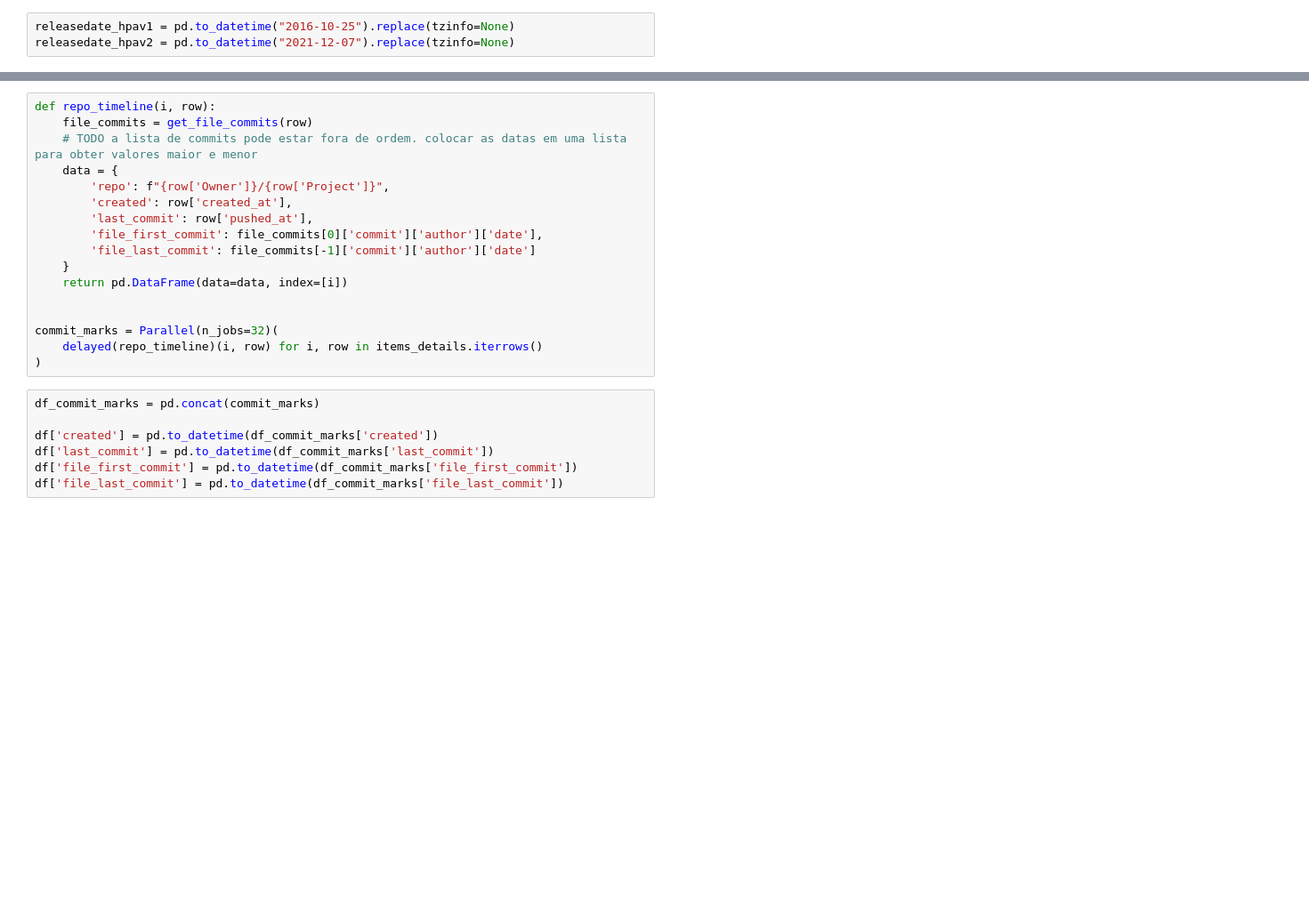
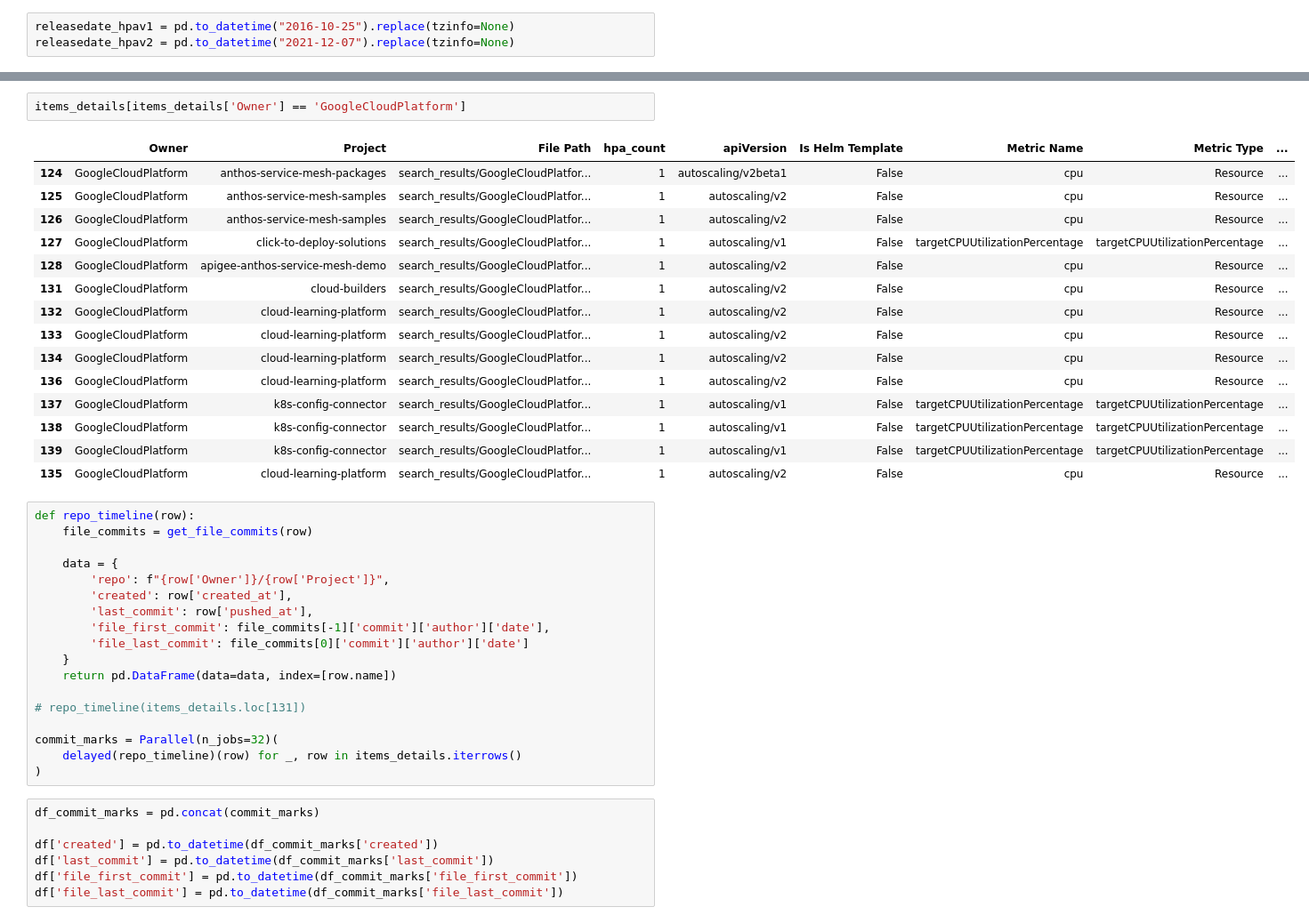
Before and after one commit to xisberto/hpa_usage, a Jupyter notebook: hpa_classify.ipynb, the cells around one changed output, grey strips where cells are left out. Shown at 89% size. Cells and saved outputs as stored; diff of their text form; blank space fills up the shorter version.

```diff
--- a/hpa_classify.ipynb
+++ b/hpa_classify.ipynb
@@ -894,19 +894,38 @@ timeline_collection(details_dates_v2)
+# %%
+items_details[items_details['Owner'] == 'GoogleCloudPlatform']
+# %% [output]
+|  | Owner | Project | File Path | hpa_count | apiVersion | Is Helm Template | Metric Name | Metric Type | ... |
+| 124 | GoogleCloudPlatform | anthos-service-mesh-packages | search_results/GoogleCloudPlatfor... | 1 | autoscaling/v2beta1 | False | cpu | Resource | ... |
+| 125 | GoogleCloudPlatform | anthos-service-mesh-samples | search_results/GoogleCloudPlatfor... | 1 | autoscaling/v2 | False | cpu | Resource | ... |
+| 126 | GoogleCloudPlatform | anthos-service-mesh-samples | search_results/GoogleCloudPlatfor... | 1 | autoscaling/v2 | False | cpu | Resource | ... |
+| 127 | GoogleCloudPlatform | click-to-deploy-solutions | search_results/GoogleCloudPlatfor... | 1 | autoscaling/v1 | False | targetCPUUtilizationPercentage | targetCPUUtilizationPercentage | ... |
+| 128 | GoogleCloudPlatform | apigee-anthos-service-mesh-demo | search_results/GoogleCloudPlatfor... | 1 | autoscaling/v2 | False | cpu | Resource | ... |
+| 131 | GoogleCloudPlatform | cloud-builders | search_results/GoogleCloudPlatfor... | 1 | autoscaling/v2 | False | cpu | Resource | ... |
+| 132 | GoogleCloudPlatform | cloud-learning-platform | search_results/GoogleCloudPlatfor... | 1 | autoscaling/v2 | False | cpu | Resource | ... |
+| 133 | GoogleCloudPlatform | cloud-learning-platform | search_results/GoogleCloudPlatfor... | 1 | autoscaling/v2 | False | cpu | Resource | ... |
+| 134 | GoogleCloudPlatform | cloud-learning-platform | search_results/GoogleCloudPlatfor... | 1 | autoscaling/v2 | False | cpu | Resource | ... |
+| 136 | GoogleCloudPlatform | cloud-learning-platform | search_results/GoogleCloudPlatfor... | 1 | autoscaling/v2 | False | cpu | Resource | ... |
+| 137 | GoogleCloudPlatform | k8s-config-connector | search_results/GoogleCloudPlatfor... | 1 | autoscaling/v1 | False | targetCPUUtilizationPercentage | targetCPUUtilizationPercentage | ... |
+| 138 | GoogleCloudPlatform | k8s-config-connector | search_results/GoogleCloudPlatfor... | 1 | autoscaling/v1 | False | targetCPUUtilizationPercentage | targetCPUUtilizationPercentage | ... |
+| 139 | GoogleCloudPlatform | k8s-config-connector | search_results/GoogleCloudPlatfor... | 1 | autoscaling/v1 | False | targetCPUUtilizationPercentage | targetCPUUtilizationPercentage | ... |
+| 135 | GoogleCloudPlatform | cloud-learning-platform | search_results/GoogleCloudPlatfor... | 1 | autoscaling/v2 | False | cpu | Resource | ... |
 # %%
-def repo_timeline(i, row):
+def repo_timeline(row):
     file_commits = get_file_commits(row)
-    # TODO a lista de commits pode estar fora de ordem. colocar as datas em uma lista para obter valores maior e menor
+
     data = {
         'repo': f"{row['Owner']}/{row['Project']}",
         'created': row['created_at'],
         'last_commit': row['pushed_at'],
-        'file_first_commit': file_commits[0]['commit']['author']['date'],
-        'file_last_commit': file_commits[-1]['commit']['author']['date']
+        'file_first_commit': file_commits[-1]['commit']['author']['date'],
+        'file_last_commit': file_commits[0]['commit']['author']['date']
     }
-    return pd.DataFrame(data=data, index=[i])
+    return pd.DataFrame(data=data, index=[row.name])
 
+# repo_timeline(items_details.loc[131])
 
 commit_marks = Parallel(n_jobs=32)(
-    delayed(repo_timeline)(i, row) for i, row in items_details.iterrows()
+    delayed(repo_timeline)(row) for _, row in items_details.iterrows()
 )
 # %%
 df_commit_marks = pd.concat(commit_marks)
```
Also changed, not shown: parts of 12 cells of this notebook.
